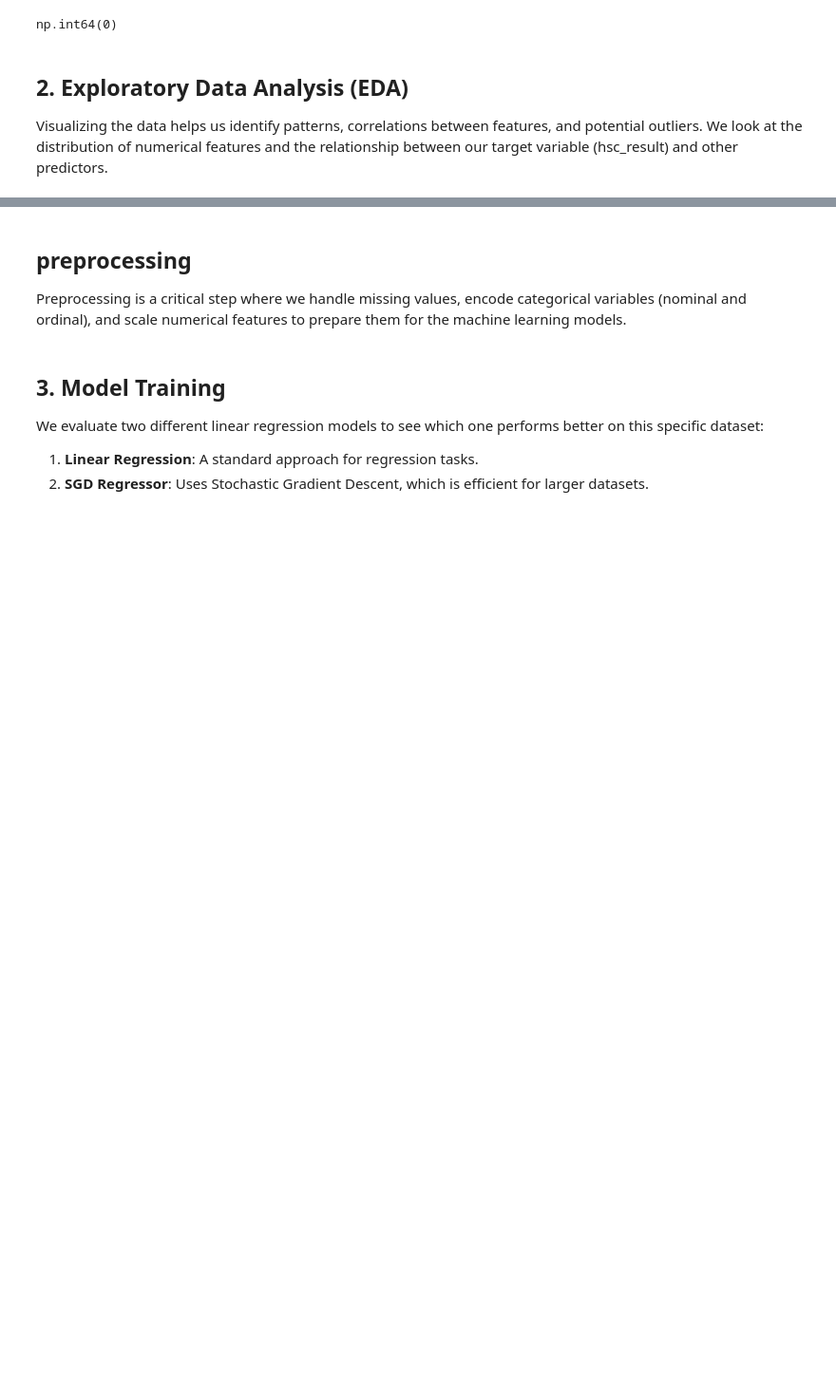
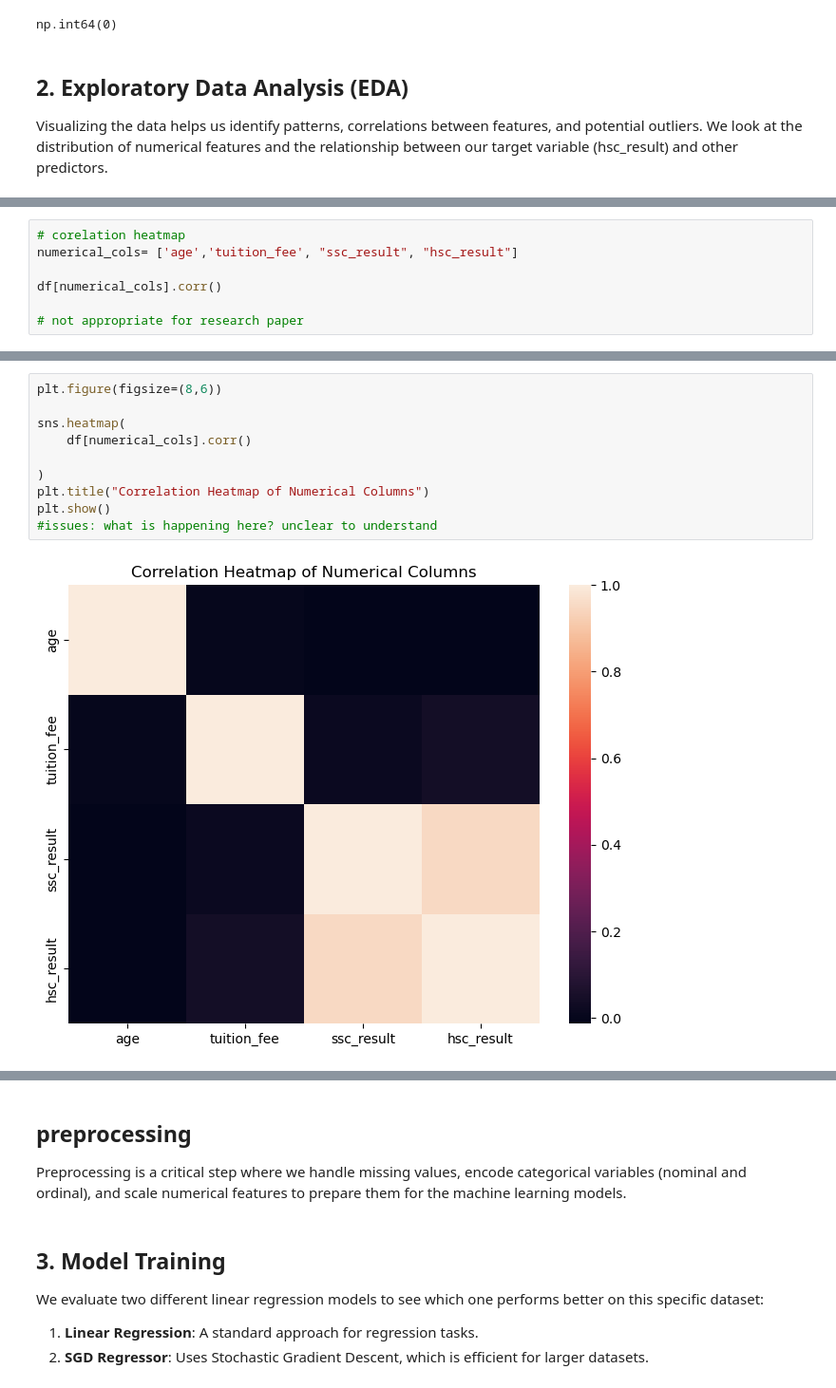
Before and after one commit to AlgoAbrar/Phitron_Ai_ML, a Jupyter notebook: Month_02_Machine_Learning/Module_12/ML_pipeline.ipynb, the cells around one changed output, grey strips where cells are left out. Shown at 95% size. Cells and saved outputs as stored; diff of their text form; blank space fills up the shorter version.

```diff
--- a/Month_02_Machine_Learning/Module_12/ML_pipeline.ipynb
+++ b/Month_02_Machine_Learning/Module_12/ML_pipeline.ipynb
@@ -118,0 +126,7 @@ Visualizing the data helps us identify patterns, correlations between features,
+# %%
+# corelation heatmap
+numerical_cols= ['age','tuition_fee', "ssc_result", "hsc_result"]
+
+df[numerical_cols].corr()
+
+# not appropriate for research paper
@@ -118,0 +139,12 @@ Visualizing the data helps us identify patterns, correlations between features,
+# %%
+plt.figure(figsize=(8,6))
+
+sns.heatmap(
+    df[numerical_cols].corr()
+
+)
+plt.title("Correlation Heatmap of Numerical Columns")
+plt.show()
+#issues: what is happening here? unclear to understand
+# %% [output]
+[figure, added]
```
Also changed, not shown: parts of 5 cells of this notebook.
